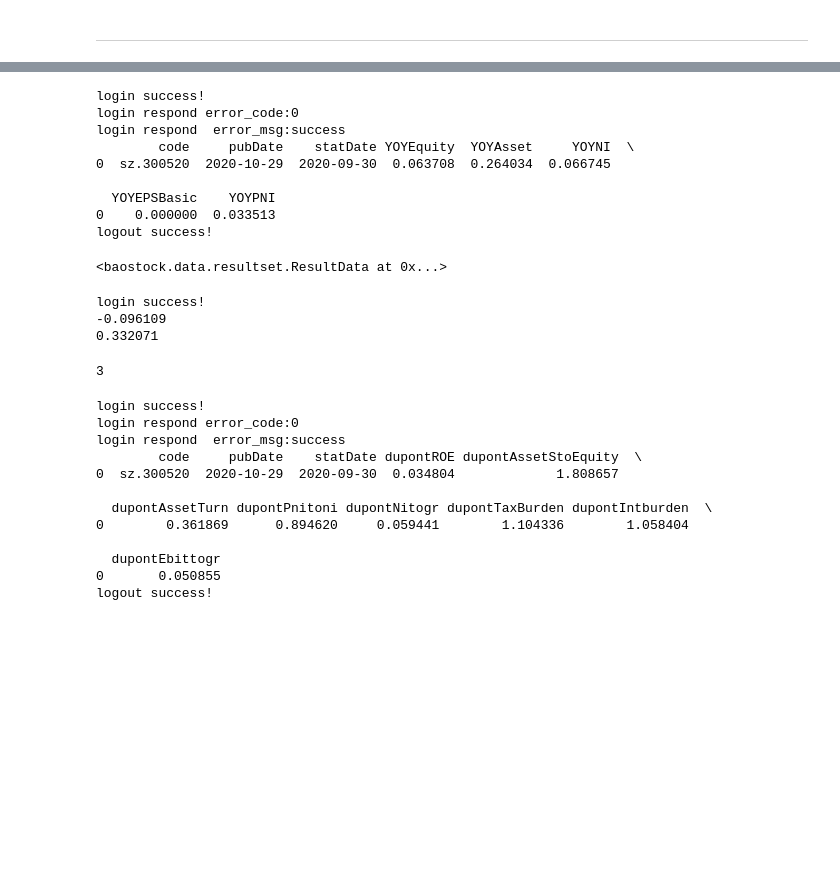
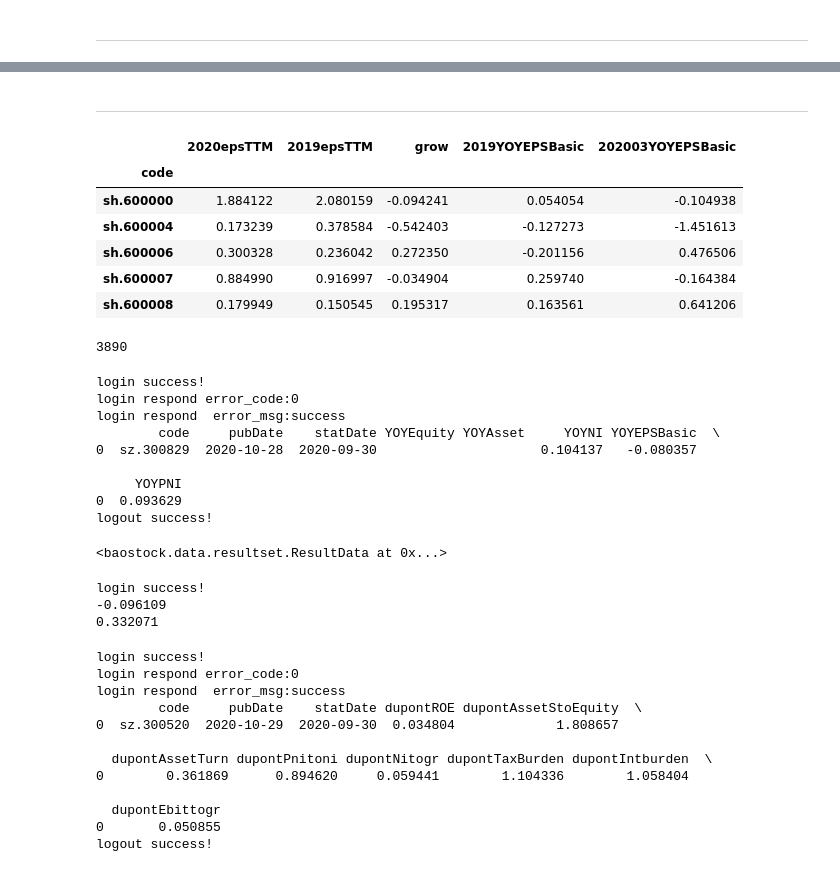
Before and after one commit to boat2012/python_exec, a Jupyter notebook: BaoStock use.ipynb, the cells around one changed output, grey strips where cells are left out. Drawn from its saved outputs; the diff is of its cells as text; code cells hidden in the pictures; blank space fills up the shorter version.

```diff
--- a/BaoStock use.ipynb
+++ b/BaoStock use.ipynb
@@ -63,3 +255,19 @@ df_result[df_result.grow>0.5]
+# %% [markdown]
+-----
+# %%
+df_result.head()
+# %% [output]
+|  | 2020epsTTM | 2019epsTTM | grow | 2019YOYEPSBasic | 202003YOYEPSBasic |
+| code |  |  |  |  |  |
+| sh.600000 | 1.884122 | 2.080159 | -0.094241 | 0.054054 | -0.104938 |
+| sh.600004 | 0.173239 | 0.378584 | -0.542403 | -0.127273 | -1.451613 |
+| sh.600006 | 0.300328 | 0.236042 | 0.272350 | -0.201156 | 0.476506 |
+| sh.600007 | 0.884990 | 0.916997 | -0.034904 | 0.259740 | -0.164384 |
+| sh.600008 | 0.179949 | 0.150545 | 0.195317 | 0.163561 | 0.641206 |
+# %%
+len(result_growth)
+# %% [output]
+3890
 # %%
 import baostock as bs
 import pandas as pd
@@ -70,9 +278,9 @@ lg = bs.login()
 print('login respond error_code:'+lg.error_code)
 print('login respond  error_msg:'+lg.error_msg)
 acolumns = ["证券代码","发布财报的日期","财报统计日期","净资产同比增长率","总资产同比增长率","净利润同比增长率","每股收益同比增长率","归属母公司股东净利润同比增长率"]
-# 成长能力
+# 成长能力,关注：YOYEPSBasic 每股收益同比增长率
 growth_list = []
-rs_growth = bs.query_growth_data(code="sz.300520", year=2020, quarter=3)
+rs_growth = bs.query_growth_data(code="sz.300829", year=2020, quarter=3)
 while (rs_growth.error_code == '0') & rs_growth.next():
     growth_list.append(rs_growth.get_row_data())
 result_growth = pd.DataFrame(growth_list, columns=rs_growth.fields)
@@ -87,11 +295,11 @@ bs.logout()
 login success!
 login respond error_code:0
 login respond  error_msg:success
-        code     pubDate    statDate YOYEquity  YOYAsset     YOYNI  \
-0  sz.300520  2020-10-29  2020-09-30  0.063708  0.264034  0.066745
+        code     pubDate    statDate YOYEquity YOYAsset     YOYNI YOYEPSBasic  \
+0  sz.300829  2020-10-28  2020-09-30                     0.104137   -0.080357
 
-  YOYEPSBasic    YOYPNI
-0    0.000000  0.033513
+     YOYPNI
+0  0.093629
 logout success!
 <baostock.data.resultset.ResultData at 0x...>
 # %%
@@ -126,11 +334,7 @@ login success!
 -0.096109
 0.332071
 # %%
-#f_stocklist = pd.read_csv("E:/zhenghz/code/python_exec/stock_industry.csv", encoding="gbk")
-
-print(abs(-3))
+df_stocklist = pd.read_csv(filepath+"stock_industry.csv", encoding="gbk")
-# %% [output]
-3
 # %%
 # 登陆系统
 lg = bs.login()
```
Also changed, not shown: parts of 13 cells of this notebook, 2 other files.
